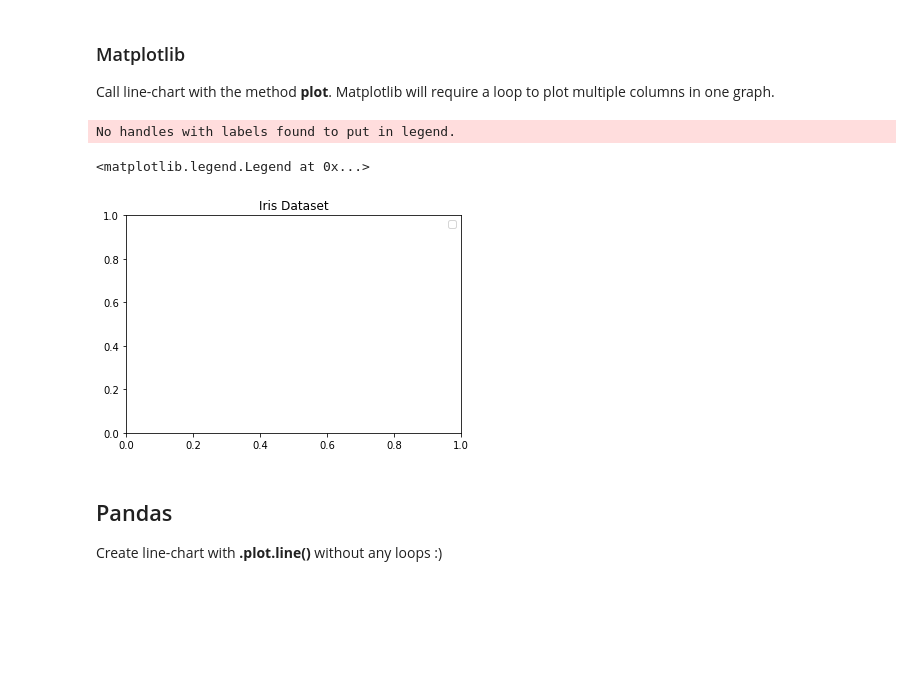
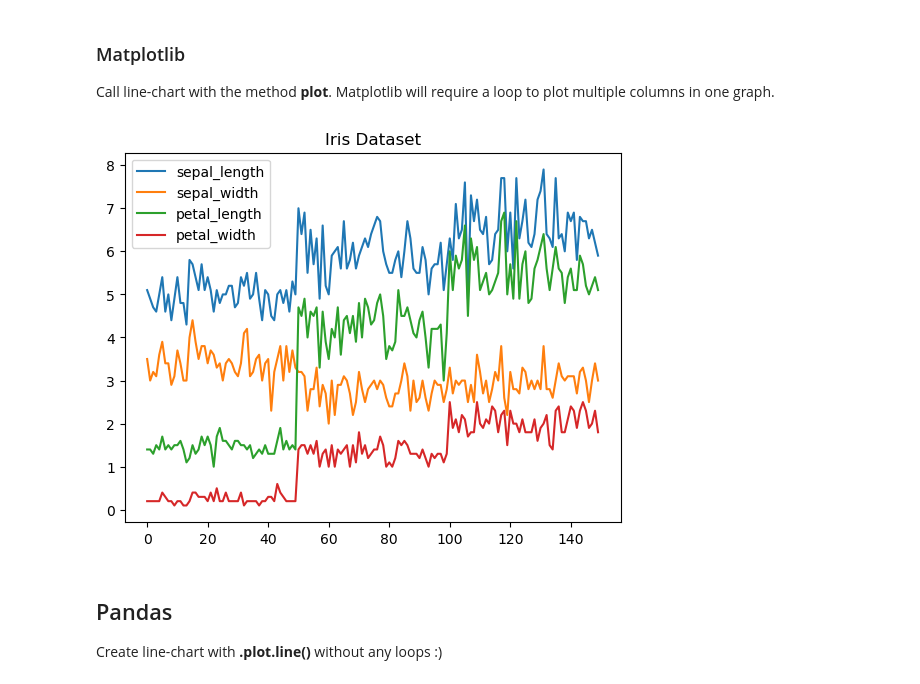
Before and after one commit to invinciblesk/data_viz_python_tutorial, a Jupyter notebook: Data_Viz_Tutorial.ipynb, the cells around one changed output. Saved outputs shown, nothing was run; the diff lists cells and outputs as text; code cells hidden in the pictures; blank space fills up the shorter version.

```diff
--- a/Data_Viz_Tutorial.ipynb
+++ b/Data_Viz_Tutorial.ipynb
@@ -191,21 +304,30 @@ One of the most fundamental plots - a line chart to display a series of data poi
 ### Matplotlib
 Call line-chart with the method **plot**.  Matplotlib will require a loop to plot multiple columns in one graph.
 # %%
-# get columns to plot
-columns = iris_df.columns.drop(['target', 'class'])
-# create x data
+# Load iris dataset from seaborn
+iris_df = sns.load_dataset('iris')
 
-# create figure and axis
+# Get columns to plot
+columns = iris_df.columns.drop(['species'])
+
+# Create x data
+x_data = range(0, iris_df.shape[0])
+
+# Create figure and axis
 fig, ax = plt.subplots()
-# plot each column
 
-# set title and legend
+# Plot each column
+for column in columns:
+    ax.plot(x_data, iris_df[column], label=column)
+
+# Set title and legend
 ax.set_title('Iris Dataset')
 ax.legend()
+
+# Show the plot
+plt.show()
 # %% [output]
-No handles with labels found to put in legend.
-<matplotlib.legend.Legend at 0x...>
-[figure, old version]
+[figure, new version]
 # %% [markdown]
 ## Pandas
 Create line-chart with **.plot.line()** without any loops :)
```
Also changed, not shown: parts of 35 cells of this notebook.
